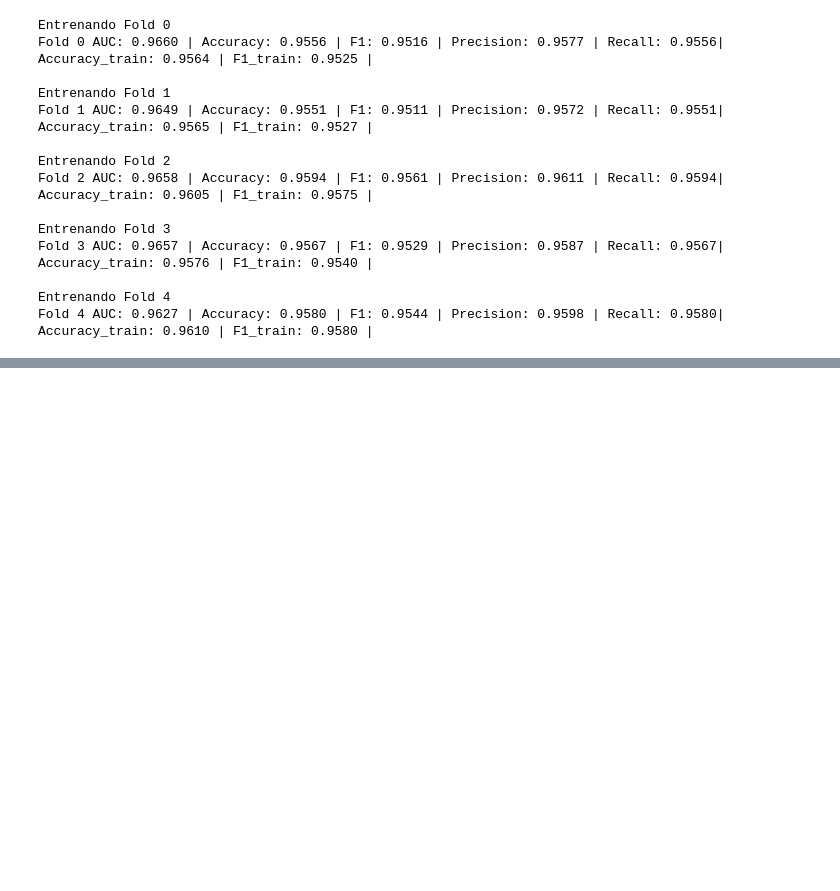
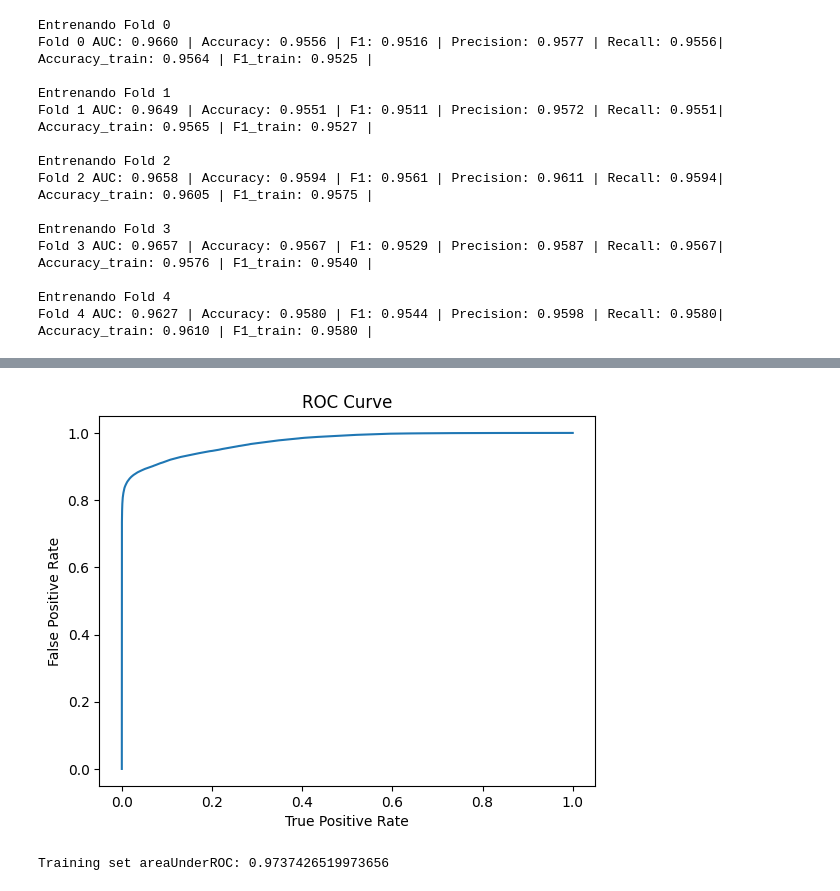
Before and after one commit to OSC4R-LUIS/BIGDATA, a Jupyter notebook: E13_Actividad5.ipynb, the cells around one changed output, grey strips where cells are left out. Drawn from its saved outputs; the diff is of its cells as text; code cells hidden in the pictures; blank space fills up the shorter version.

```diff
--- a/E13_Actividad5.ipynb
+++ b/E13_Actividad5.ipynb
@@ -326,0 +371,14 @@ Estas visualizaciones permiten identificar si el modelo presenta inestabilidad,
+# %%
+trainingSummary = modelo.summary
+lrROC = trainingSummary.roc.toPandas()
+
+plt.plot(lrROC['FPR'],lrROC['TPR'])
+plt.ylabel('False Positive Rate')
+plt.xlabel('True Positive Rate')
+plt.title('ROC Curve')
+plt.show()
+
+print('Training set areaUnderROC: ' + str(trainingSummary.areaUnderROC))
+# %% [output]
+[figure, added]
+Training set areaUnderROC: 0.9737426519973656
```
Also changed, not shown: parts of 5 cells of this notebook.
